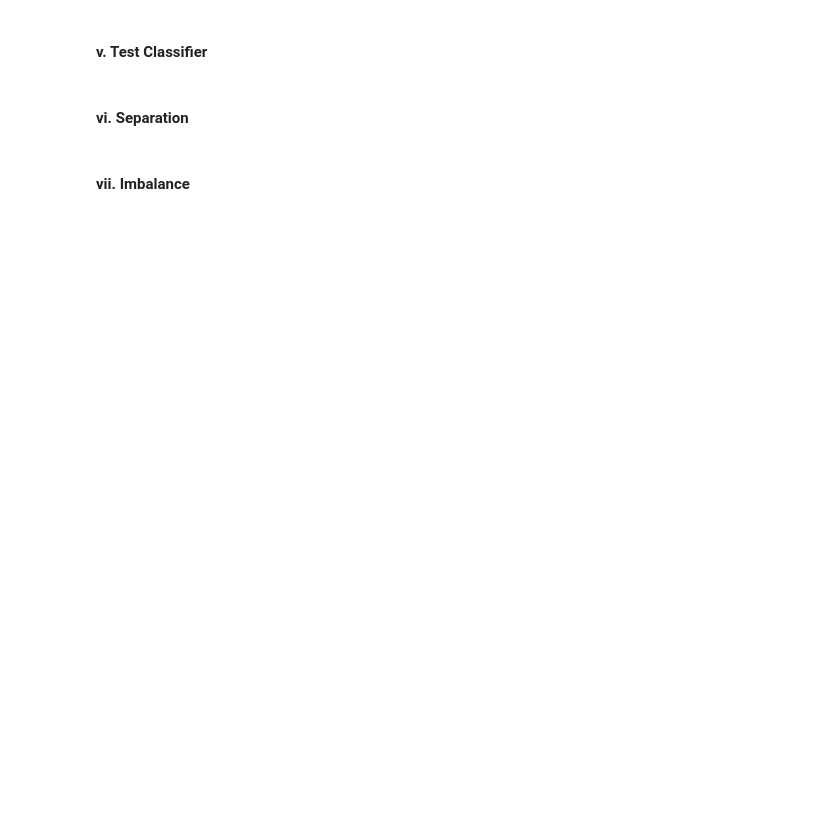
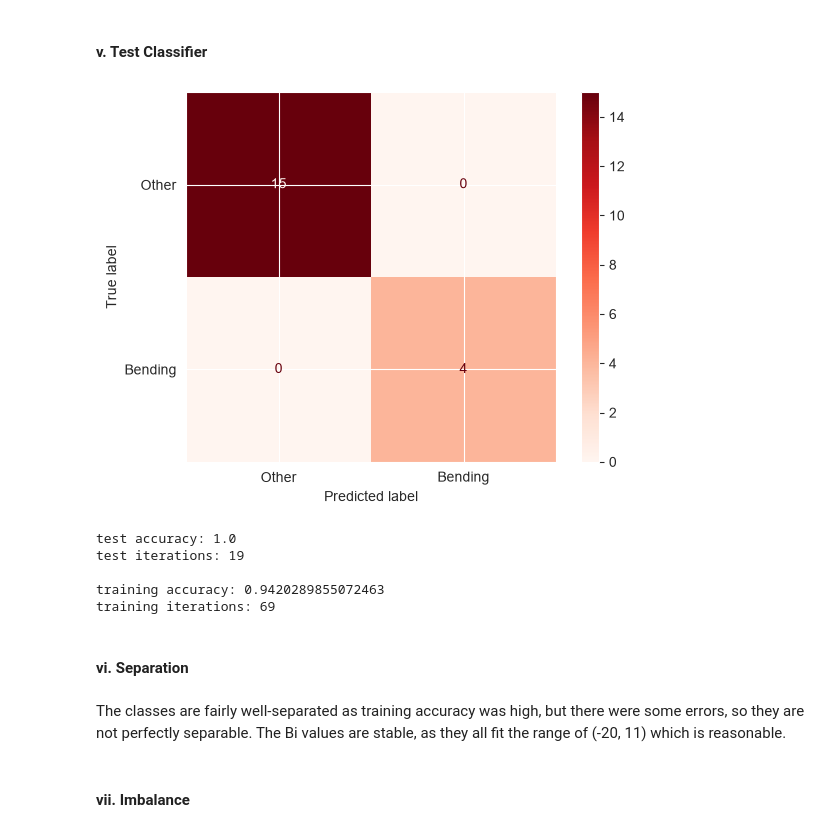
Before and after one commit to johncase17/DSCI552HW4, a Jupyter notebook: notebook/Case_John_HW4.ipynb, the cells around one changed output. Drawn from its saved outputs; the diff is of its cells as text; code cells hidden in the pictures; blank space fills up the shorter version.

```diff
--- a/notebook/Case_John_HW4.ipynb
+++ b/notebook/Case_John_HW4.ipynb
@@ -249,6 +434,31 @@ print(std_interval)
 # %% [markdown]
 #### v. Test Classifier
+# %%
+#testing
+test_data = split_features(testing_data, 1)
+test_x = test_data.drop(columns='class')
+test_y = test_data['class']
+
+c_matrix= confusion_matrix(test_y, selector.predict(test_x))
+disp = ConfusionMatrixDisplay(confusion_matrix=c_matrix, display_labels=['Other', 'Bending'])
+disp.plot(cmap=plt.cm.Reds)
+plt.show()
+
+print('test accuracy: '+str(selector.score(test_x, test_y)))
+print('test iterations: ' + str(len(test_x)) + '\n')
+
+print('training accuracy: '+str(selector.score(sel_x, sel_y)))
+print('training iterations: ' + str(len(sel_x)) + '\n')
+# %% [output]
+[figure, added]
+test accuracy: 1.0
+test iterations: 19
+
+training accuracy: 0.9420289855072463
+training iterations: 69
 # %% [markdown]
 #### vi. Separation
+# %% [markdown]
+The classes are fairly well-separated as training accuracy was high, but there were some errors, so they are not perfectly separable. The Bi values are stable, as they all fit the range of (-20, 11) which is reasonable.
 # %% [markdown]
 #### vii. Imbalance
```
Also changed, not shown: parts of 24 cells of this notebook.
